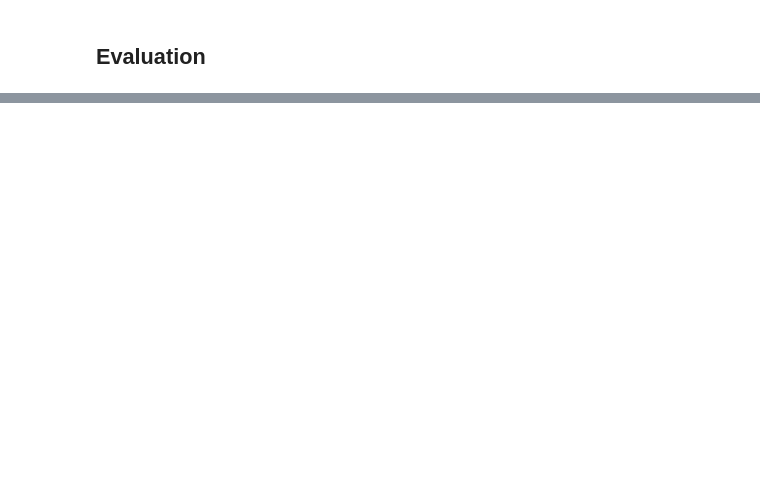
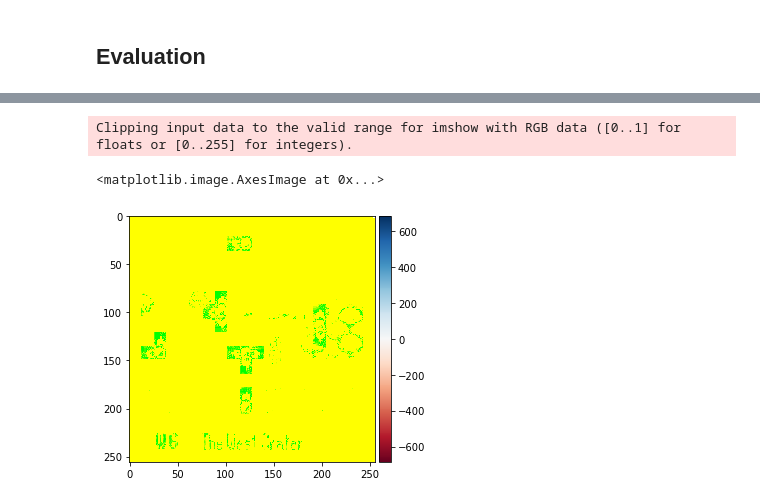
Before and after one commit to erykml/video_games_colorization, a Jupyter notebook: cnn_keras_test.ipynb, the cells around one changed output, grey strips where cells are left out. Cells and saved outputs as stored; diff of their text form; code cells hidden in the pictures; blank space fills up the shorter version.

```diff
--- a/cnn_keras_test.ipynb
+++ b/cnn_keras_test.ipynb
@@ -30,0 +46,4 @@ Xtrain = 1.0/255*Xtrain
+# %%
+IMG_SIZE = 256
+N_EPOCHS = 100
+BATCH_SIZE = 32
@@ -91,0 +113,7 @@ model.fit_generator(image_a_b_gen(batch_size), callbacks=[tensorboard], epochs=1
+# %%
+# Train model
+tensorboard = TensorBoard(log_dir="output/first_run")
+model.fit_generator(gen_ab_images(train_set),
+                    callbacks=[tensorboard],
+                    epochs=N_EPOCHS,
+                    steps_per_epoch=len(train_set))
@@ -112,0 +152,5 @@ print(model.evaluate(Xtest, Ytest, batch_size=batch_size))
+# %%
+
+
+batch = next(gen_ab_images(valid_set))
+Xtest, Ytest = batch[0], batch[1]
@@ -113,18 +164,11 @@ print(model.evaluate(Xtest, Ytest, batch_size=batch_size))
 # %%
-color_me = []
-for filename in os.listdir('../Full-version/Test/'):
-    color_me.append(img_to_array(load_img('../Full-version/Test/'+filename)))
-color_me = np.array(color_me, dtype=float)
-color_me = rgb2lab(1.0/255*color_me)[:,:,:,0]
-color_me = color_me.reshape(color_me.shape+(1,))
-
 # Test model
-output = model.predict(color_me)
+output = model.predict(Xtest)
 output = output * 128
 
 # Output colorizations
 for i in range(len(output)):
     cur = np.zeros((256, 256, 3))
-    cur[:,:,0] = color_me[i][:,:,0]
-    cur[:,:,1:] = output[i]
-    imsave("result/img_"+str(i)+".png", lab2rgb(cur))
+    cur[:,:,0] = Xtest[i][:,:,0] * 100
+    cur[:,:,1:] = output[i] * 128
+    imsave("result/img_"+str(i)+".jpg", lab2rgb(cur))
@@ -130,0 +188,6 @@ for i in range(len(output)):
+# %%
+imshow(cur)
+# %% [output]
+Clipping input data to the valid range for imshow with RGB data ([0..1] for floats or [0..255] for integers).
+<matplotlib.image.AxesImage at 0x...>
+[figure, added]
```
Also changed, not shown: parts of 16 cells of this notebook, 5 other files.
